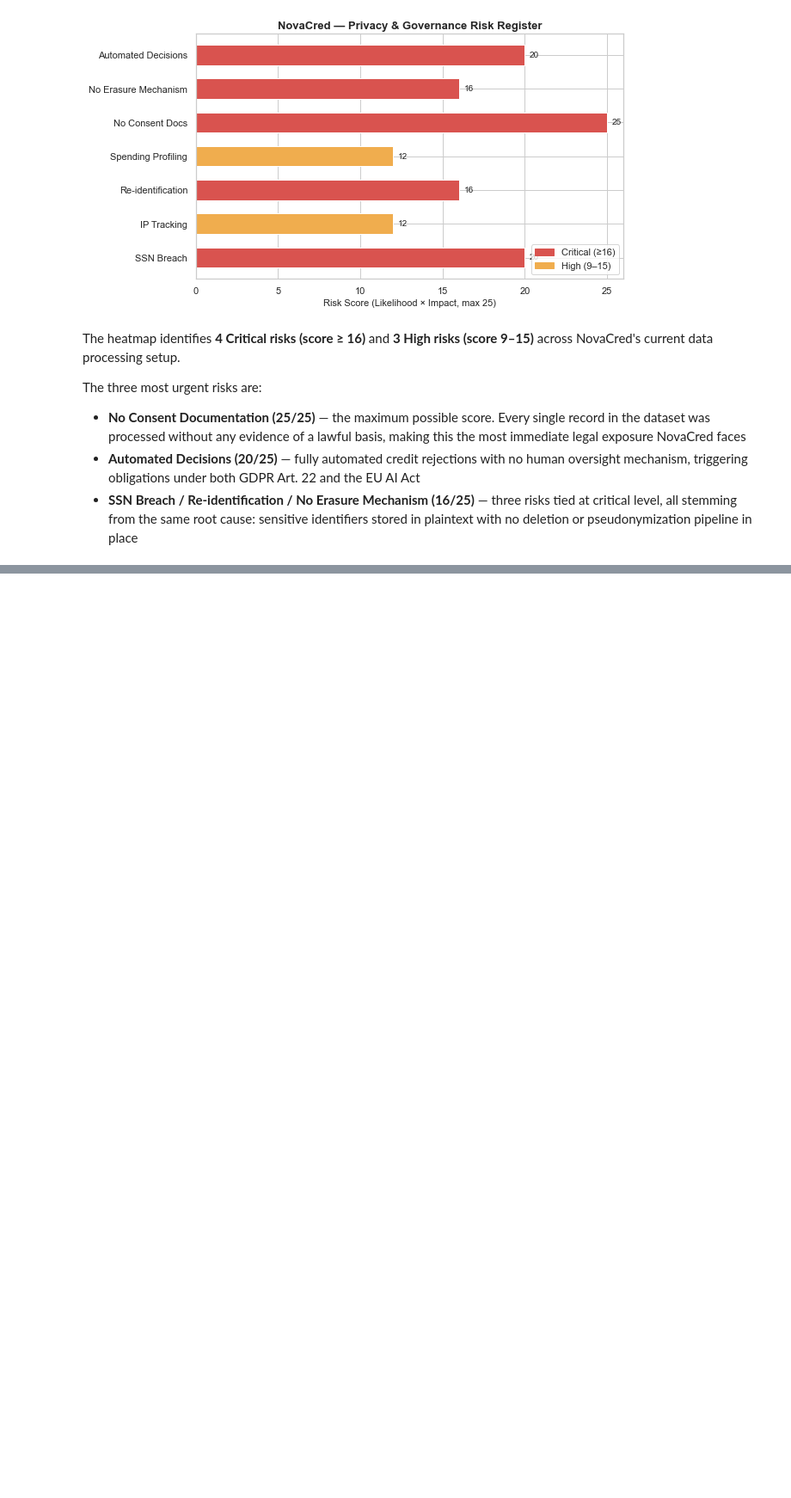
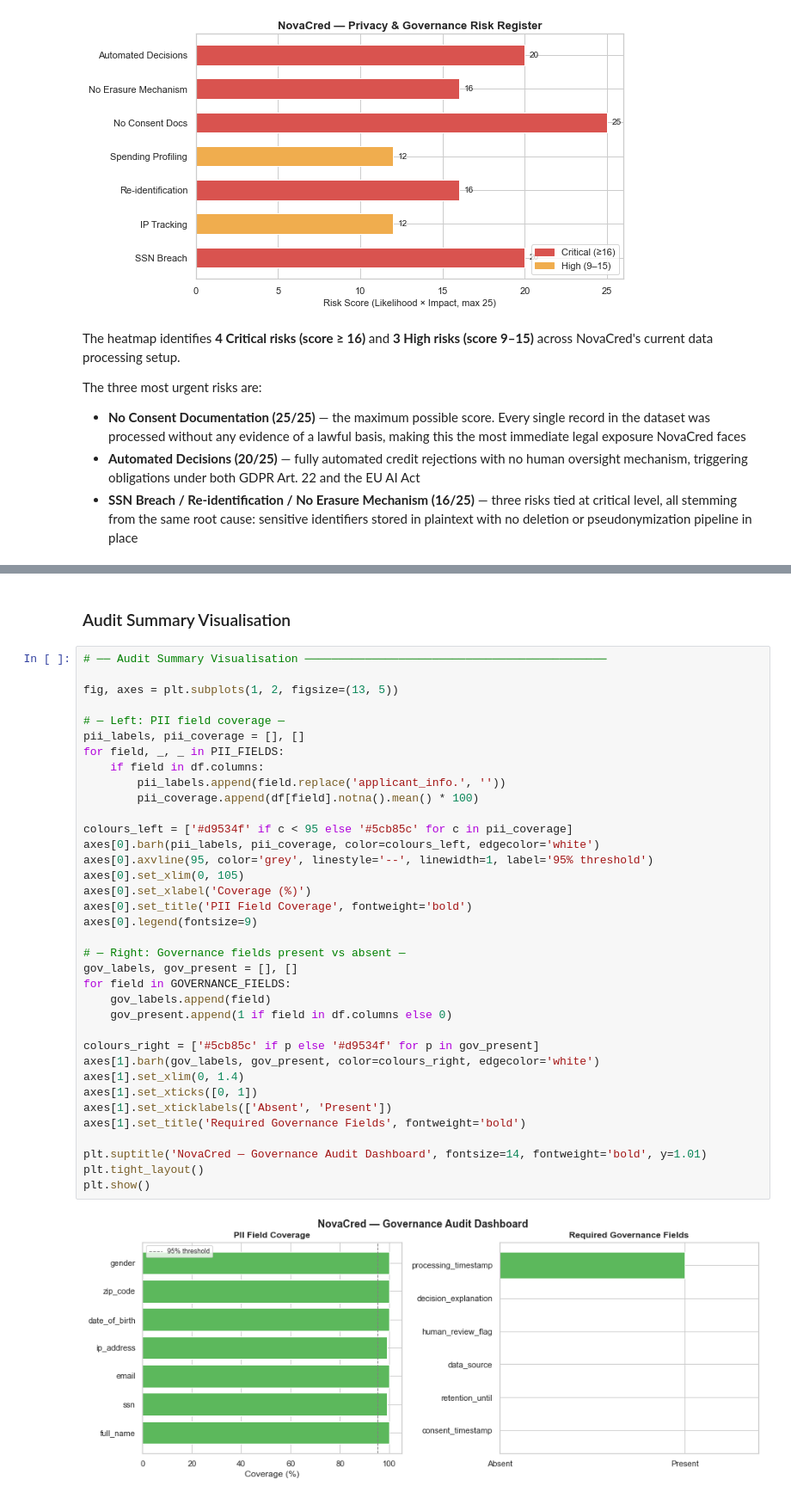
Before and after one commit to KaisergAlexander/dego-project-team4, a Jupyter notebook: notebooks/03_privacy_demo.ipynb, the cells around one changed output, grey strips where cells are left out. Shown at 86% size. Drawn from its saved outputs; the diff is of its cells as text; blank space fills up the shorter version.

Commit message:
Update on Pseudonymization, Governance Checks, GDPR compliance and Summary.

```diff
--- a/notebooks/03_privacy_demo.ipynb
+++ b/notebooks/03_privacy_demo.ipynb
@@ -279,0 +586,40 @@ The three most urgent risks are:
+# %% [markdown]
+### Audit Summary Visualisation
+# %%
+# ── Audit Summary Visualisation ─────────────────────────────────────────────
+
+fig, axes = plt.subplots(1, 2, figsize=(13, 5))
+
+# — Left: PII field coverage —
+pii_labels, pii_coverage = [], []
+for field, _, _ in PII_FIELDS:
+    if field in df.columns:
+        pii_labels.append(field.replace('applicant_info.', ''))
+        pii_coverage.append(df[field].notna().mean() * 100)
+
+colours_left = ['#d9534f' if c < 95 else '#5cb85c' for c in pii_coverage]
+axes[0].barh(pii_labels, pii_coverage, color=colours_left, edgecolor='white')
+axes[0].axvline(95, color='grey', linestyle='--', linewidth=1, label='95% threshold')
+axes[0].set_xlim(0, 105)
+axes[0].set_xlabel('Coverage (%)')
+axes[0].set_title('PII Field Coverage', fontweight='bold')
+axes[0].legend(fontsize=9)
+
+# — Right: Governance fields present vs absent —
+gov_labels, gov_present = [], []
+for field in GOVERNANCE_FIELDS:
+    gov_labels.append(field)
+    gov_present.append(1 if field in df.columns else 0)
+
+colours_right = ['#5cb85c' if p else '#d9534f' for p in gov_present]
+axes[1].barh(gov_labels, gov_present, color=colours_right, edgecolor='white')
+axes[1].set_xlim(0, 1.4)
+axes[1].set_xticks([0, 1])
+axes[1].set_xticklabels(['Absent', 'Present'])
+axes[1].set_title('Required Governance Fields', fontweight='bold')
+
+plt.suptitle('NovaCred — Governance Audit Dashboard', fontsize=14, fontweight='bold', y=1.01)
+plt.tight_layout()
+plt.show()
+# %% [output]
+[figure, added]
```
Also changed, not shown: parts of 26 cells of this notebook.
